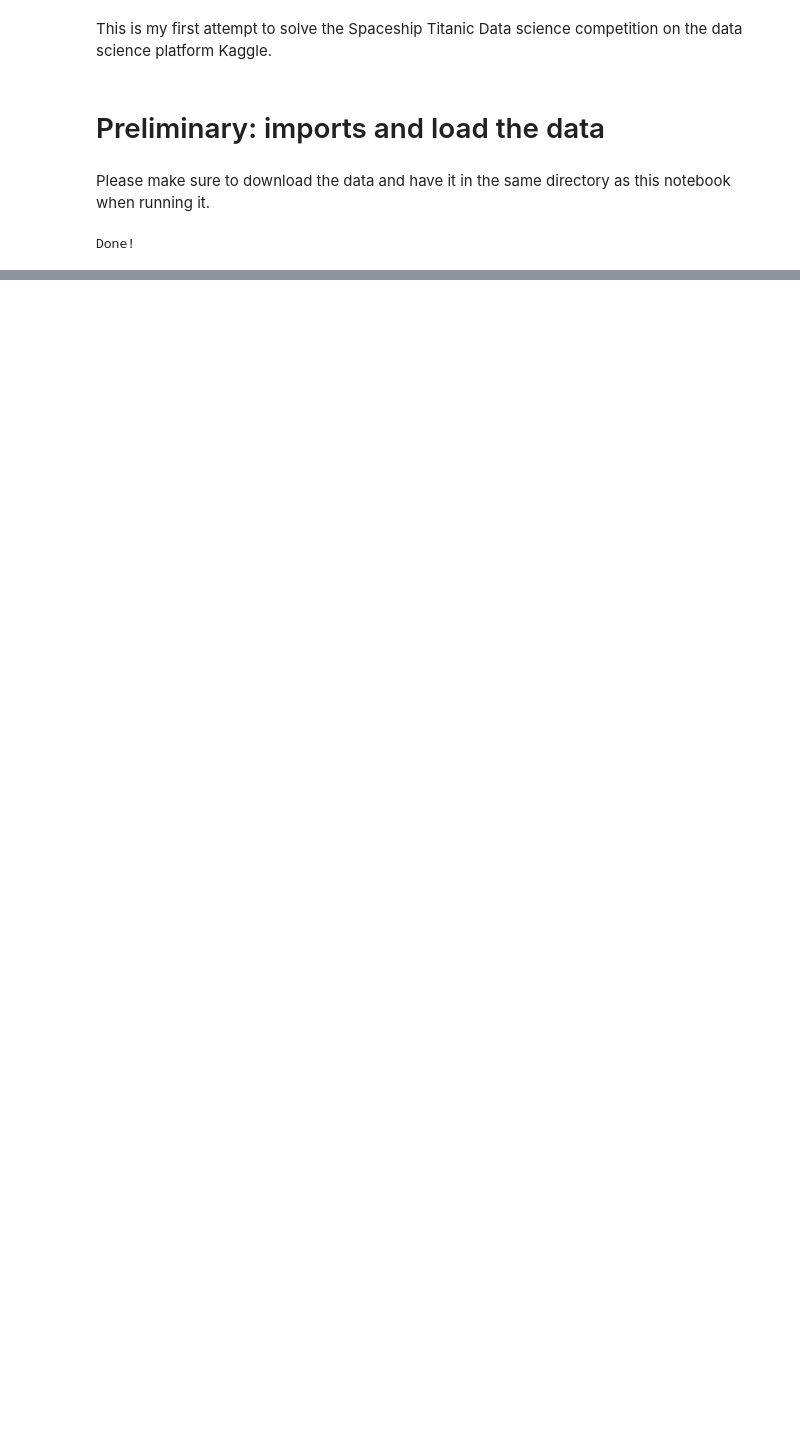
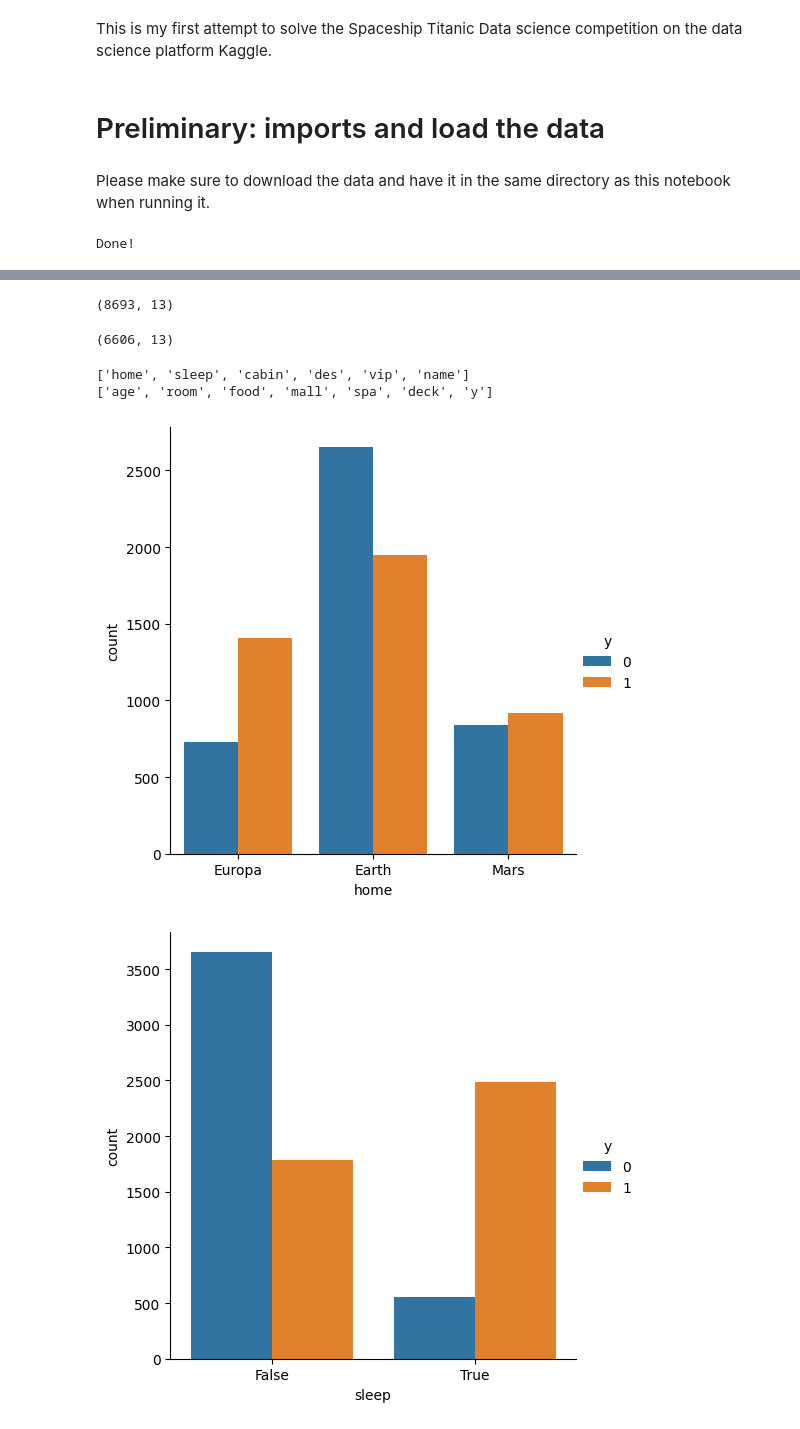
Before and after one commit to ayhem18/My_Kaggle_Repo, a Jupyter notebook: Competitions/SpaceshipTitanic/SST_1.ipynb, the cells around one changed output, grey strips where cells are left out. Drawn from its saved outputs; the diff is of its cells as text; code cells hidden in the pictures; blank space fills up the shorter version.

```diff
--- a/Competitions/SpaceshipTitanic/SST_1.ipynb
+++ b/Competitions/SpaceshipTitanic/SST_1.ipynb
@@ -48,0 +55,11 @@ In this section, I proceed with having a general idea about the dataset with min
+# %%
+def new_col_names(old_new_names, df_train ,df_test):
+    try:
+        df = df_train.rename(columns=old_new_names)
+        df_test = df_test.rename(columns=old_new_names)
+        return df, df_test
+    except:
+        df_no_col = [col for col in old_new_names.keys if col not in df.columns]
+        df_test_no_col = [col for col in old_new_names.keys if col not in df_test.columns]
+        print("{cols} are not in the {dataf}".format(df_no_col, "training dataset"))
+        print("{cols} are not in the {dataf}".format(df_test_no_col, "test dataset"))
@@ -48,0 +195,19 @@ In this section, I proceed with having a general idea about the dataset with min
+# %%
+df.head()
+# let's first seperate the predictors from the label
+# rename the label column to 'y'
+df = df.rename(columns={"Transported":"y"})
+df['y'] = df['y'].astype(int)
+y = df['y']
+
+df, df_test = drop_cols("PassengerId", df, df_test)
+
+df, df_test = new_col_names(str.lower, df, df_test)
+
+new_names = {"foodcourt":"food", "shoppingmall": "mall", "roomservice": "room",
+            "homeplanet":"home", "destination": "des", "vrdeck":"deck", "cryosleep":"sleep"}
+
+df, df_test = new_col_names(new_names, df, df_test)
+
+df_org = df.copy()
+df_test_org = df_test.copy()
@@ -48,0 +237,31 @@ In this section, I proceed with having a general idea about the dataset with min
+# %%
+# we can see we have a couple of missing values at each column. Nevertheless with very small portions.
+# It might be useful to imput them accordingly.
+# let's see how many rows have at least one nan  value
+print(df.shape)
+df_non_nan = df.dropna()
+df_non_nan.shape
+# losing more than 2000 rows is indeed not a good idea. Let's try to impute the values
+# %% [output]
+(8693, 13)
+(6606, 13)
+# %%
+# consider non-numerical values
+object_type = "object"
+cat_type = 'category'
+non_num_cols = list(df.select_dtypes([object_type, cat_type]).columns)
+print(non_num_cols)
+num_cols = list(df.select_dtypes(np.number).columns)
+print(num_cols)
+# %% [output]
+['home', 'sleep', 'cabin', 'des', 'vip', 'name']
+['age', 'room', 'food', 'mall', 'spa', 'deck', 'y']
+# %%
+# let's try to understand how the different column behaves in general
+for c in non_num_cols:
+    if len(df.value_counts(c)) <= 10:
+        sns.catplot(kind='count', data=df, x=c, hue='y')
+        plt.show()
+# %% [output]
+[figure, added]
+[figure, added]
```
Also changed, not shown: parts of 31 cells of this notebook, 1 other file.
